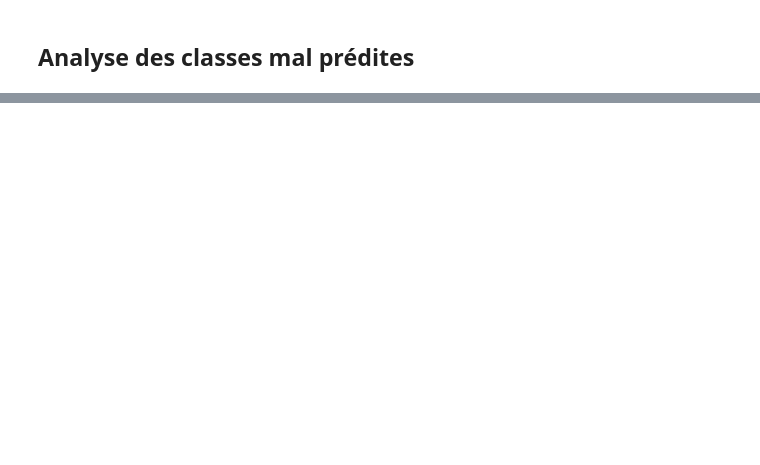
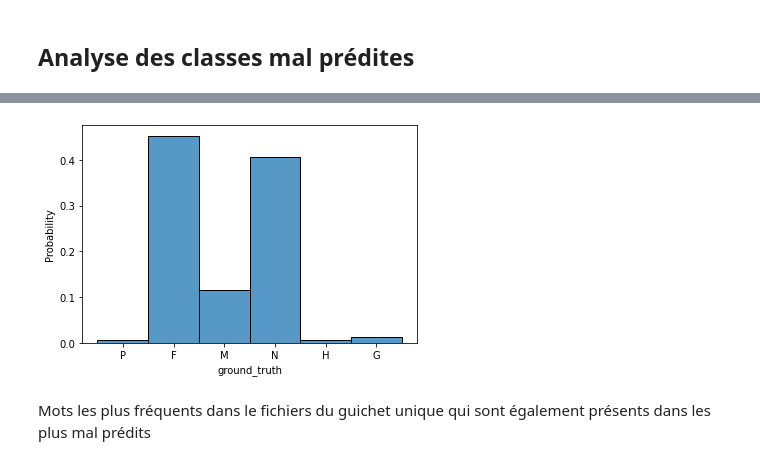
Before and after one commit to InseeFrLab/codif-ape-train, a Jupyter notebook: src/model_exploration.ipynb, the cells around one changed output, grey strips where cells are left out. Cells and saved outputs as stored; diff of their text form; code cells hidden in the pictures; blank space fills up the shorter version.

```diff
--- a/src/model_exploration.ipynb
+++ b/src/model_exploration.ipynb
@@ -74,17 +160,16 @@ bad_pred = df_res_gu[(df_res_gu["probabilities"] > 0.5) & (df_res_gu["ground_tru
 # %%
-import dask.bag as db
-b_all = db.from_sequence(bad_pred['LIB_SICORE'])
+b_all = db.from_sequence(df_res_gu['LIB_SICORE'])
 b_bad = db.from_sequence(bad_pred['LIB_SICORE'])
 
 wordcount_all = (b_all.str.split()       # split into words
              .flatten()                  # chain all words lists
              .frequencies()              # compute occurences
-             .topk(25, lambda x: x[1]))  # sort and return top 10 words
+             .topk(100, lambda x: x[1]))  # sort and return top 10 words
 
 wordcount_bad = (b_bad.str.split()
              .flatten()
              .frequencies()
-             .topk(25, lambda x: x[1]))
+             .topk(100, lambda x: x[1]))
 
 list_all = wordcount_all.compute() # Run all tasks and return result
 list_bad = wordcount_bad.compute()
@@ -109,0 +176,10 @@ Il semblerait que les mots les plus fréquents
+# %%
+ListofWords = sorted(set([word for word,_ in list_all])) # + [word for word,_ in list_bad]
+# %%
+df_word = pd.DataFrame({word :  df_res_gu["ground_truth"][df_res_gu["LIB_SICORE"].str.contains(word)].value_counts(normalize="true").kurtosis() for word in ListofWords}.items(), columns=['Words', 'Kurtosis'])
+# %%
+df_word = (df_word
+            .dropna()
+            .sort_values(by=['Kurtosis'])
+            .reset_index(drop=True)
+            )
@@ -109,0 +205,6 @@ Il semblerait que les mots les plus fréquents
+# %%
+ax = sns.histplot(x="ground_truth", data=df_res_gu[df_res_gu["LIB_SICORE"].str.contains(df_word.at[0, 'Words'])], stat="probability")
+# %% [output]
+[figure, added]
+# %% [markdown]
+Mots les plus fréquents dans le fichiers du guichet unique qui sont également présents dans les plus mal prédits
```
Also changed, not shown: parts of 34 cells of this notebook.
